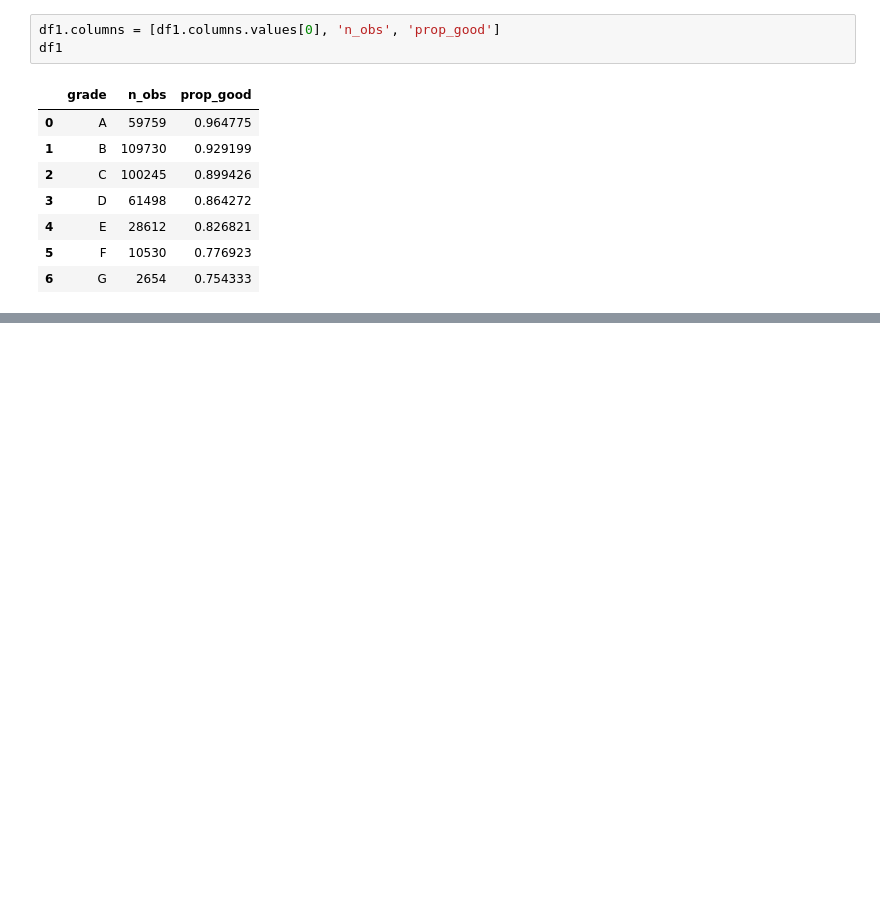
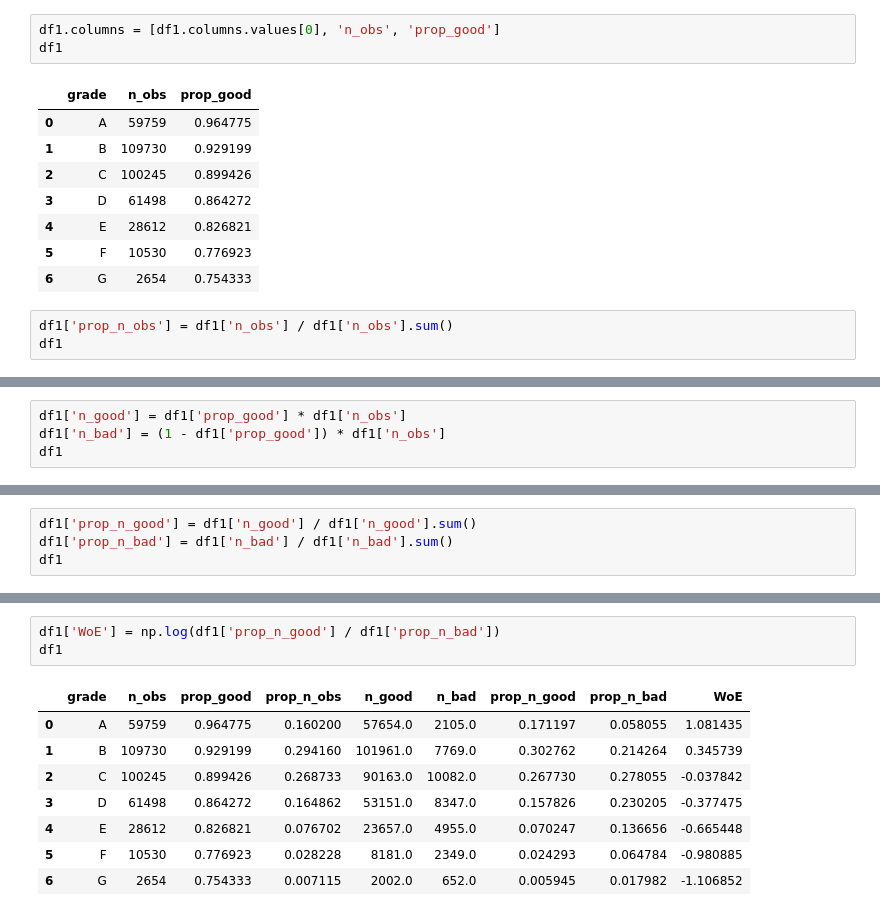
Before and after one commit to mge1112/Credit-Risk-Modeling-in-Python, a Jupyter notebook: credit_risk_modeling.ipynb, the cells around one changed output, grey strips where cells are left out. Saved outputs shown, nothing was run; the diff lists cells and outputs as text; blank space fills up the shorter version.

```diff
--- a/credit_risk_modeling.ipynb
+++ b/credit_risk_modeling.ipynb
@@ -516,3 +516,6 @@ df1
 | 4 | E | 28612 | 0.826821 |
 | 5 | F | 10530 | 0.776923 |
 | 6 | G | 2654 | 0.754333 |
+# %%
+df1['prop_n_obs'] = df1['n_obs'] / df1['n_obs'].sum()
+df1
@@ -518,0 +531,4 @@ df1
+# %%
+df1['n_good'] = df1['prop_good'] * df1['n_obs']
+df1['n_bad'] = (1 - df1['prop_good']) * df1['n_obs']
+df1
@@ -518,0 +544,4 @@ df1
+# %%
+df1['prop_n_good'] = df1['n_good'] / df1['n_good'].sum()
+df1['prop_n_bad'] = df1['n_bad'] / df1['n_bad'].sum()
+df1
@@ -518,0 +557,12 @@ df1
+# %%
+df1['WoE'] = np.log(df1['prop_n_good'] / df1['prop_n_bad'])
+df1
+# %% [output]
+|  | grade | n_obs | prop_good | prop_n_obs | n_good | n_bad | prop_n_good | prop_n_bad | WoE |
+| 0 | A | 59759 | 0.964775 | 0.160200 | 57654.0 | 2105.0 | 0.171197 | 0.058055 | 1.081435 |
+| 1 | B | 109730 | 0.929199 | 0.294160 | 101961.0 | 7769.0 | 0.302762 | 0.214264 | 0.345739 |
+| 2 | C | 100245 | 0.899426 | 0.268733 | 90163.0 | 10082.0 | 0.267730 | 0.278055 | -0.037842 |
+| 3 | D | 61498 | 0.864272 | 0.164862 | 53151.0 | 8347.0 | 0.157826 | 0.230205 | -0.377475 |
+| 4 | E | 28612 | 0.826821 | 0.076702 | 23657.0 | 4955.0 | 0.070247 | 0.136656 | -0.665448 |
+| 5 | F | 10530 | 0.776923 | 0.028228 | 8181.0 | 2349.0 | 0.024293 | 0.064784 | -0.980885 |
+| 6 | G | 2654 | 0.754333 | 0.007115 | 2002.0 | 652.0 | 0.005945 | 0.017982 | -1.106852 |
```
Also changed, not shown: parts of 4 cells of this notebook.
